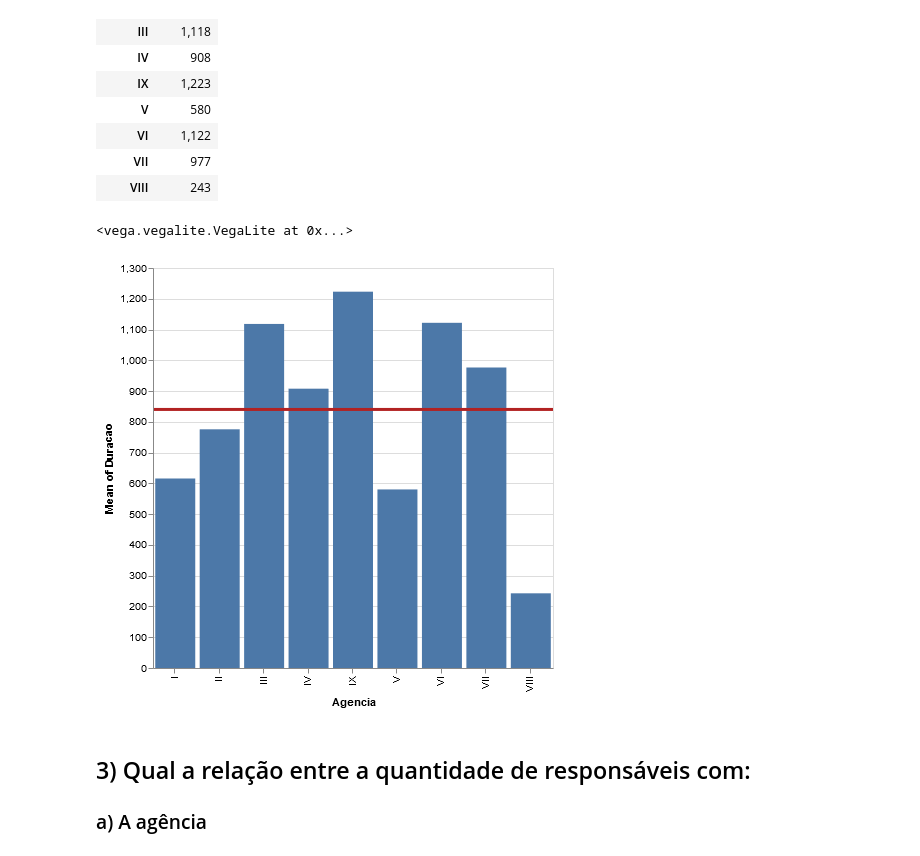
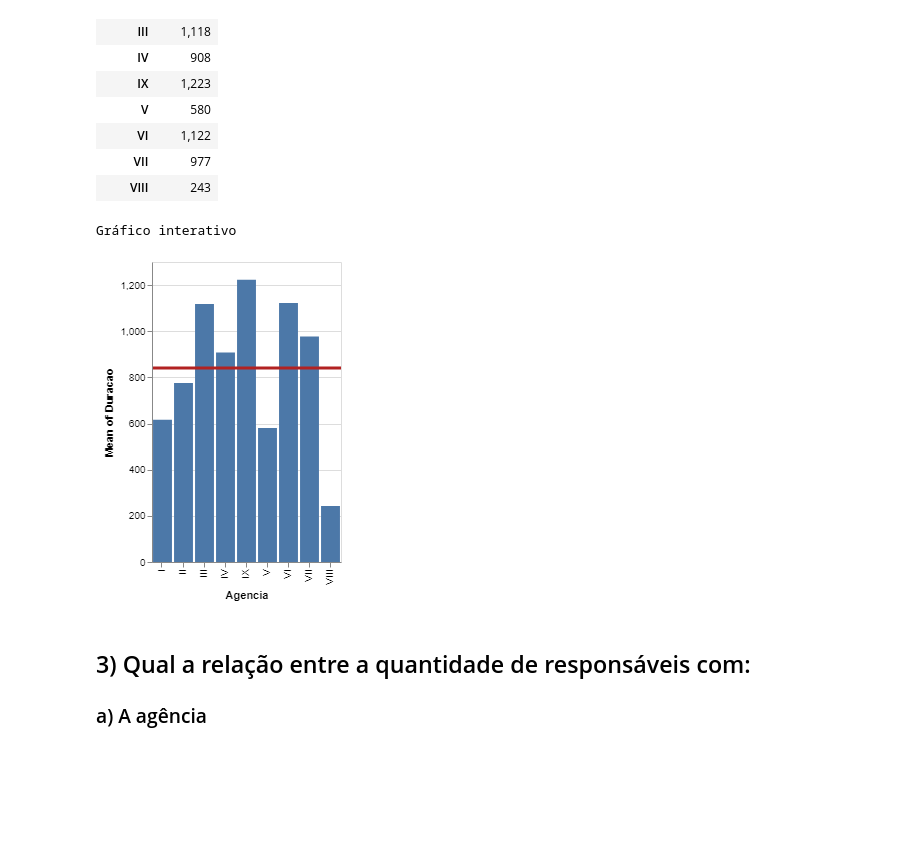
Before and after one commit to viguardieiro/FGV_CPDE_3EPS, a Jupyter notebook: Analyisis.ipynb, the cells around one changed output. Cells and saved outputs as stored; diff of their text form; code cells hidden in the pictures; blank space fills up the shorter version.

```diff
--- a/Analyisis.ipynb
+++ b/Analyisis.ipynb
@@ -254,25 +220,26 @@ See the caveats in the documentation: http://pandas.pydata.org/pandas-docs/stabl
 duracao_agencia.reset_index(level=0, inplace=True)
 duracao_agencia.columns = ["Agencia", "Duracao"]
 # %%
-bars = alt.Chart(width=400, height=400).mark_bar().encode(
+bars = alt.Chart().mark_bar().encode(
     x='Agencia:O',
     y='mean(Duracao):Q',
     opacity=alt.condition(brush, alt.OpacityValue(1), alt.OpacityValue(0.7))
 ).add_selection(
     brush
 )
 
 line = alt.Chart().mark_rule(color='firebrick').encode(
     y='mean(Duracao):Q',
     size=alt.SizeValue(3)
 ).transform_filter(
     brush
 )
 
+print("Gráfico interativo")
 alt.layer(bars, line, data=duracao_agencia)
 # %% [output]
-<vega.vegalite.VegaLite at 0x...>
+Gráfico interativo
-[figure, old version]
+[figure, new version]
 # %% [markdown]
 ## 3) Qual a relação entre a quantidade de responsáveis com:
 ### a) A agência
```
Also changed, not shown: parts of 19 cells of this notebook.
